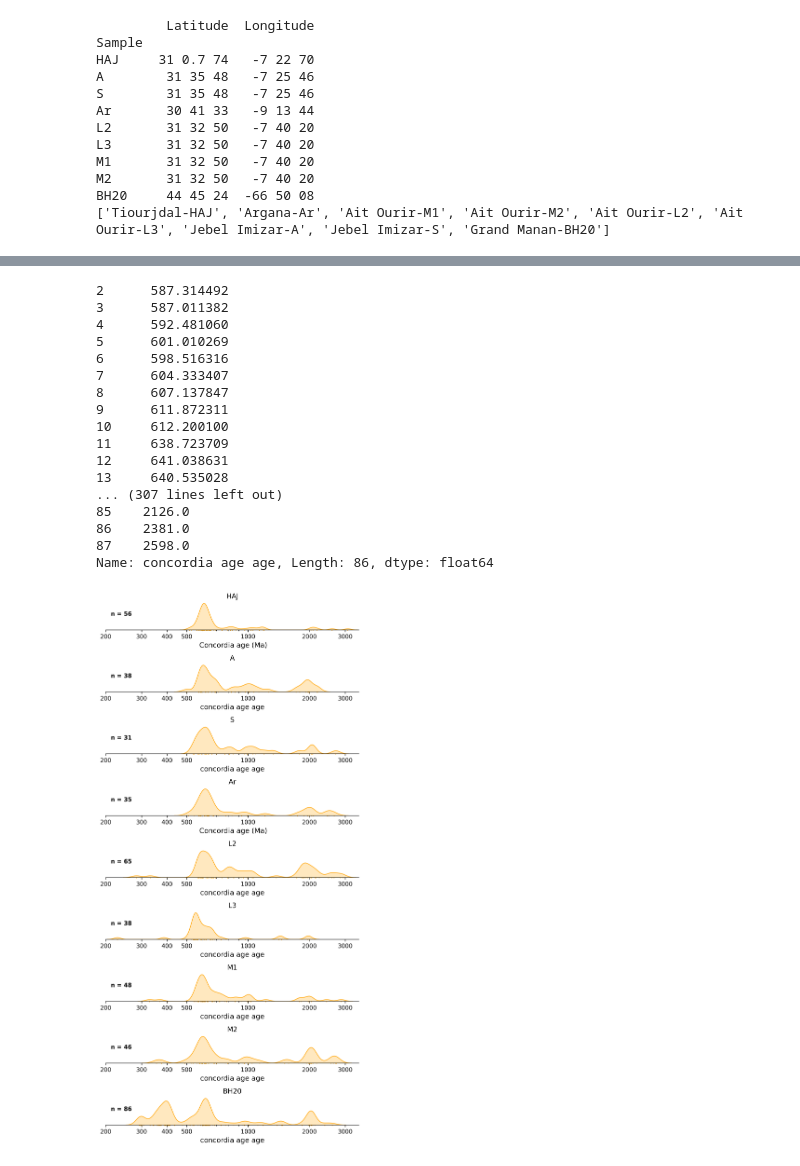
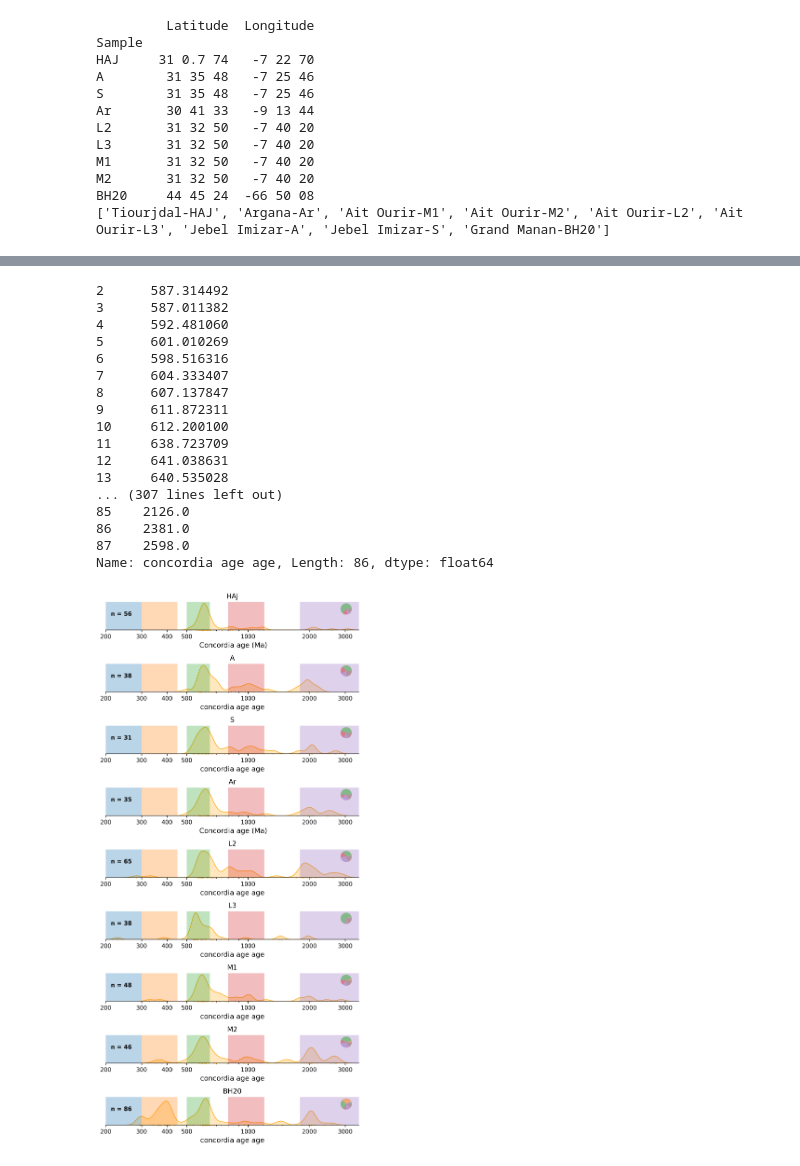
Before and after one commit to dyvasey/dataset-morocco-dz-2024, a Jupyter notebook: process_published.ipynb, the cells around one changed output, grey strips where cells are left out. Drawn from its saved outputs; the diff is of its cells as text; code cells hidden in the pictures.

Commit message:
Added spans to published

```diff
--- a/process_published.ipynb
+++ b/process_published.ipynb
@@ -13,3 +11,6 @@ from geoscripts.latlon import dms2deg
+# %%
+# Set spans
+spans = [(200,300),(300,450),(500,650),(800,1200),(1800,3500)]
 # %%
 # Domenech
 meta = pd.read_excel('published_data/Domenech_ter12340-sup-0003-tables1.xlsx',header=1,index_col=0)
@@ -66,7 +67,7 @@ for k,smp in enumerate(smps):
     ax = axs[k]
     smp.calc_bestage(col_238='206/238 Age (Ma)',col_207='207/206 Age (Ma)')
     smp.bestage = smp.bestage.astype(float) # Need to fix source code so this isn't necessary
-    smp.kde(ax=ax,bw_adjust=0.2)
+    smp.kde(ax=ax,bw_adjust=0.2,spans=spans,add_pie=True)
     ax.set_xlim(200,3500)
     ax.set_title(smp.name)
     smp.save()
@@ -178,7 +179,7 @@ for k,smp in enumerate(smps):
     ax = axs[k]
     smp.calc_bestage(col_238='206/238  Age (Ma)',col_207='207/206 Age (Ma)')
     smp.bestage = smp.bestage.astype(float) # Need to fix source code so this isn't necessary
-    smp.kde(ax=ax,bw_adjust=0.2)
+    smp.kde(ax=ax,bw_adjust=0.2,spans=spans,add_pie=True)
     ax.set_xlim(200,3500)
     ax.set_title(smp.name)
     smp.save()
@@ -292,35 +293,35 @@ fig,axs = plt.subplots(len(smps),figsize=(6.5,len(smps)*1.5),dpi=300)
 for k,smp in enumerate(smps):
     ax = axs[k]
     conc_col = [col for col in smp.agedata.columns if ('Concordia' in str(col))|('concordia' in str(col))][0]
     conc_ages = smp.agedata[conc_col]
     smp.bestage = conc_ages[conc_ages!='Discordant'].astype(float).dropna()
     print(smp.bestage)
-    smp.kde(ax=ax,bw_adjust=0.2,add_n=True)
+    smp.kde(ax=ax,bw_adjust=0.2,add_n=True,spans=spans,add_pie=True)
     ax.set_xlim(200,3500)
     ax.set_title(smp.name)
     smp.save()
 
 fig.tight_layout()
 fig.savefig('marzoli_kdes.pdf')
 # %% [output]
 2      587.314492
 3      587.011382
 4      592.481060
 5      601.010269
 6      598.516316
 7      604.333407
 8      607.137847
 9      611.872311
 10     612.200100
 11     638.723709
 12     641.038631
 13     640.535028
 ... (307 lines left out)
 85    2126.0
 86    2381.0
 87    2598.0
 Name: concordia age age, Length: 86, dtype: float64
-[figure, old version]
+[figure, new version]
 # %%
 # Prep data for IsoplotR (concordia ages only for now)
 output = 'isoplotr/input_data/'
```
Also changed, not shown: parts of 3 cells of this notebook.
